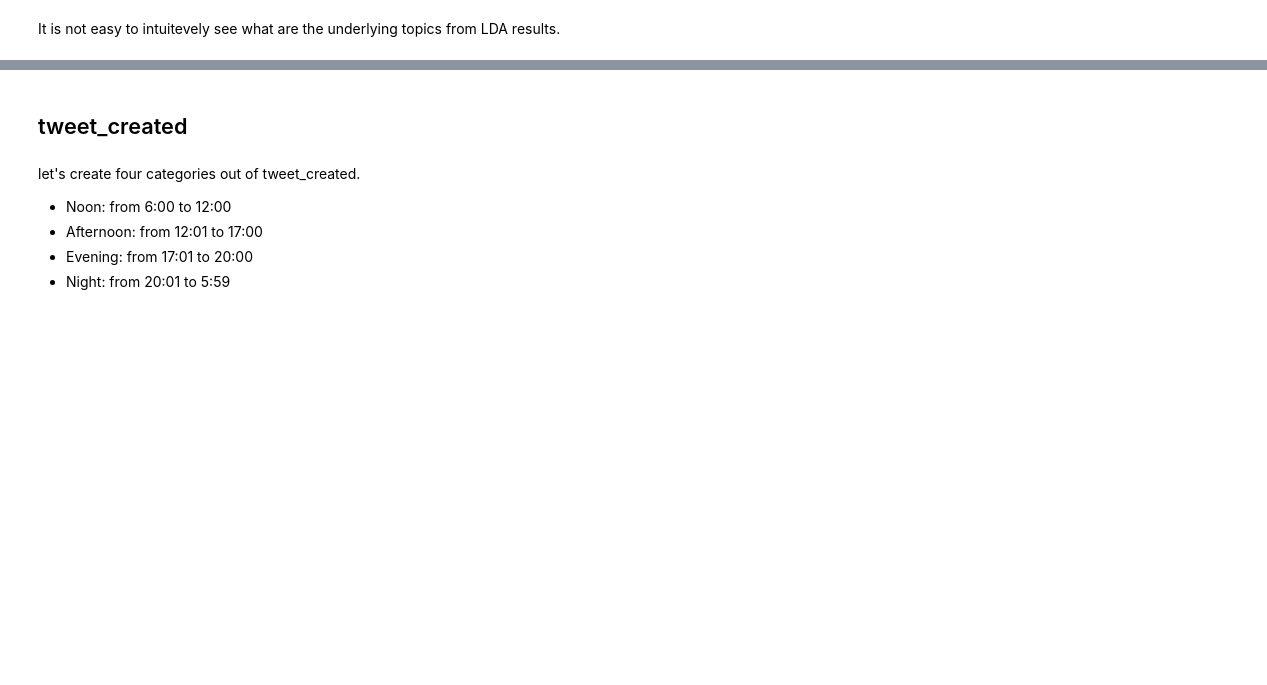
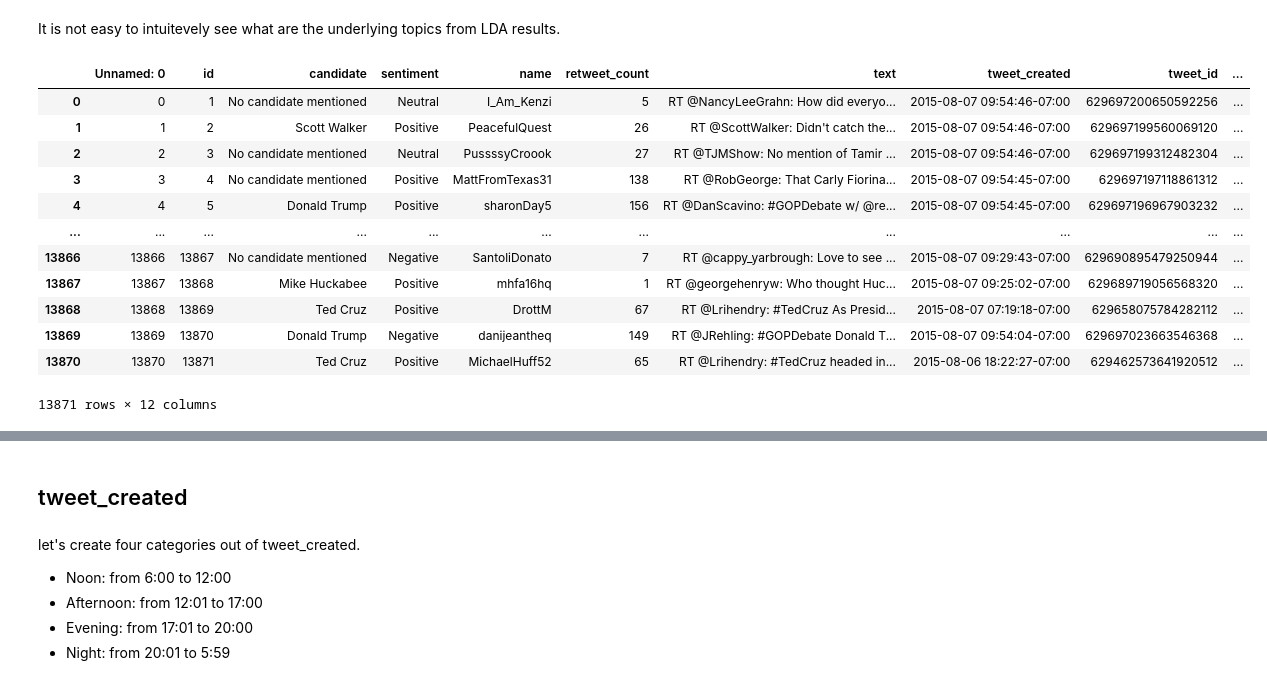
Before and after one commit to bizankad/DS-portfolio, a Jupyter notebook: tweets-sentiment-analysis/Tweets_sentiment_analysis.ipynb, the cells around one changed output, grey strips where cells are left out. Cells and saved outputs as stored; diff of their text form; code cells hidden in the pictures; blank space fills up the shorter version.

```diff
--- a/tweets-sentiment-analysis/Tweets_sentiment_analysis.ipynb
+++ b/tweets-sentiment-analysis/Tweets_sentiment_analysis.ipynb
@@ -266,3 +239,19 @@ topic
 # %% [markdown]
 It is not easy to intuitevely see what are the underlying topics from LDA results.
+# %%
+tweets
+# %% [output]
+|  | Unnamed: 0 | id | candidate | sentiment | name | retweet_count | text | tweet_created | tweet_id | ... |
+| 0 | 0 | 1 | No candidate mentioned | Neutral | I_Am_Kenzi | 5 | RT @NancyLeeGrahn: How did everyo... | 2015-08-07 09:54:46-07:00 | 629697200650592256 | ... |
+| 1 | 1 | 2 | Scott Walker | Positive | PeacefulQuest | 26 | RT @ScottWalker: Didn't catch the... | 2015-08-07 09:54:46-07:00 | 629697199560069120 | ... |
+| 2 | 2 | 3 | No candidate mentioned | Neutral | PussssyCroook | 27 | RT @TJMShow: No mention of Tamir ... | 2015-08-07 09:54:46-07:00 | 629697199312482304 | ... |
+| 3 | 3 | 4 | No candidate mentioned | Positive | MattFromTexas31 | 138 | RT @RobGeorge: That Carly Fiorina... | 2015-08-07 09:54:45-07:00 | 629697197118861312 | ... |
+| 4 | 4 | 5 | Donald Trump | Positive | sharonDay5 | 156 | RT @DanScavino: #GOPDebate w/ @re... | 2015-08-07 09:54:45-07:00 | 629697196967903232 | ... |
+| ... | ... | ... | ... | ... | ... | ... | ... | ... | ... | ... |
+| 13866 | 13866 | 13867 | No candidate mentioned | Negative | SantoliDonato | 7 | RT @cappy_yarbrough: Love to see ... | 2015-08-07 09:29:43-07:00 | 629690895479250944 | ... |
+| 13867 | 13867 | 13868 | Mike Huckabee | Positive | mhfa16hq | 1 | RT @georgehenryw: Who thought Huc... | 2015-08-07 09:25:02-07:00 | 629689719056568320 | ... |
+| 13868 | 13868 | 13869 | Ted Cruz | Positive | DrottM | 67 | RT @Lrihendry: #TedCruz As Presid... | 2015-08-07 07:19:18-07:00 | 629658075784282112 | ... |
+| 13869 | 13869 | 13870 | Donald Trump | Negative | danijeantheq | 149 | RT @JRehling: #GOPDebate Donald T... | 2015-08-07 09:54:04-07:00 | 629697023663546368 | ... |
+| 13870 | 13870 | 13871 | Ted Cruz | Positive | MichaelHuff52 | 65 | RT @Lrihendry: #TedCruz headed in... | 2015-08-06 18:22:27-07:00 | 629462573641920512 | ... |
+13871 rows × 12 columns
 # %%
```
Also changed, not shown: parts of 25 cells of this notebook, 1 other file.
